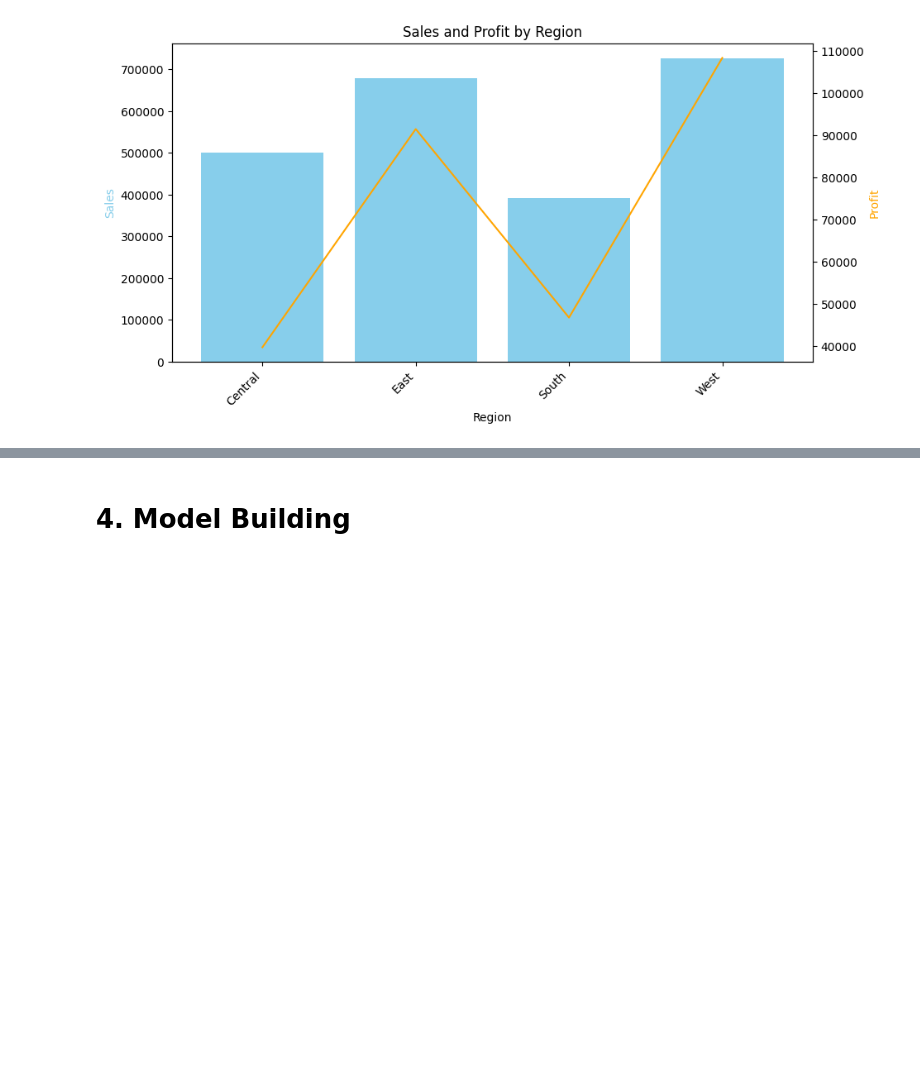
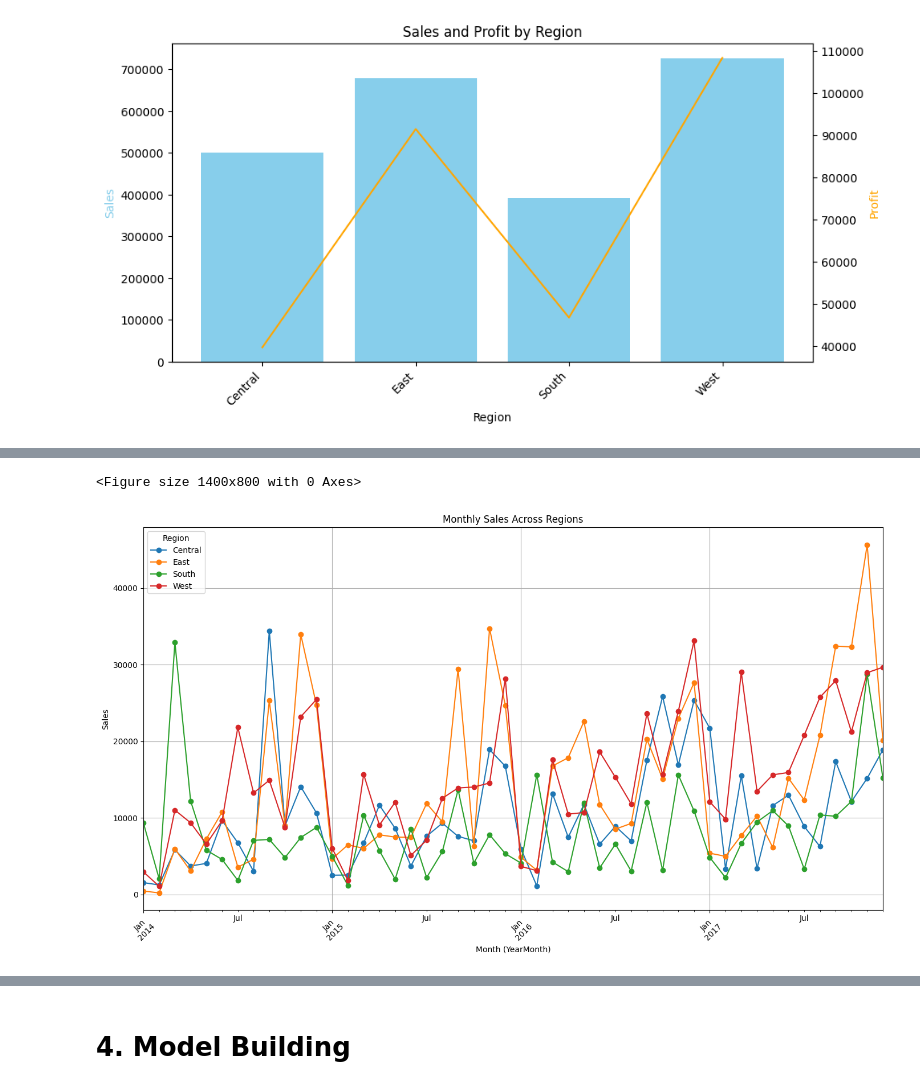
Before and after one commit to aihtn2708/DA-Life-Cycle, a Jupyter notebook: DA_Life_Cycle.ipynb, the cells around one changed output, grey strips where cells are left out. Saved outputs shown, nothing was run; the diff lists cells and outputs as text; code cells hidden in the pictures; blank space fills up the shorter version.

```diff
--- a/DA_Life_Cycle.ipynb
+++ b/DA_Life_Cycle.ipynb
@@ -463,0 +451,20 @@ for region in regions:
+# %%
+# Pivot the table for easier plotting
+pivot_table = grouped_data.pivot(index='YearMonth', columns='Region', values='Sales')
+
+# Plotting
+plt.figure(figsize=(14, 8))
+pivot_table.plot(kind='line', marker='o', figsize=(14, 8))
+plt.title('Monthly Sales Across Regions')
+plt.xlabel('Month (YearMonth)')
+plt.ylabel('Sales')
+plt.xticks(rotation=45)
+plt.legend(title='Region')
+plt.grid(True)
+plt.tight_layout()
+
+# Show the plot
+plt.show()
+# %% [output]
+<Figure size 1400x800 with 0 Axes>
+[figure, added]
```
Also changed, not shown: parts of 7 cells of this notebook.
